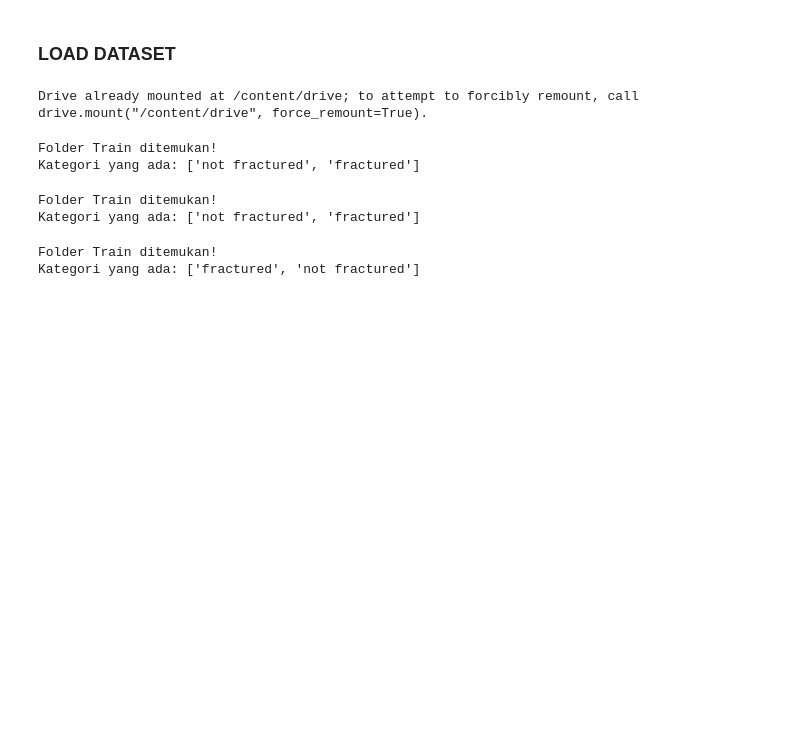
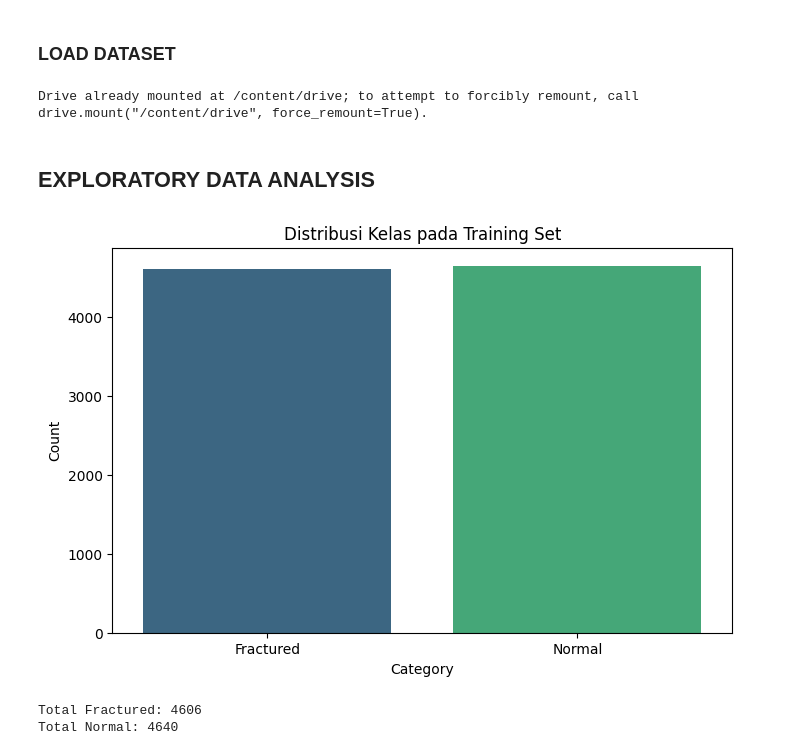
Before and after one commit to rfaoktvian/Dicoding_FinalProject, a Jupyter notebook: FractureNet_High_Sensitivity_X_Ray_Image_Classification_for_Orthopedic_Diagnostics.ipynb, the cells around one changed output. Cells and saved outputs as stored; diff of their text form; code cells hidden in the pictures; blank space fills up the shorter version.

Commit message:
feat: Exploratory Data Analysis

```diff
--- a/FractureNet_High_Sensitivity_X_Ray_Image_Classification_for_Orthopedic_Diagnostics.ipynb
+++ b/FractureNet_High_Sensitivity_X_Ray_Image_Classification_for_Orthopedic_Diagnostics.ipynb
@@ -38,30 +38,23 @@ VAL_PATH = os.path.join(base_dir,'val')
 TEST_PATH = os.path.join(base_dir,'test')
 # %% [output]
 Drive already mounted at /content/drive; to attempt to forcibly remount, call drive.mount("/content/drive", force_remount=True).
-# %%
-if os.path.exists(TRAIN_PATH):
-    print("Folder Train ditemukan!")
-    print(f"Kategori yang ada: {os.listdir(TRAIN_PATH)}")
-else:
-    print("Folder tidak ditemukan. Pastikan nama folder di Drive sudah benar.")
-# %% [output]
-Folder Train ditemukan!
-Kategori yang ada: ['not fractured', 'fractured']
-# %%
-if os.path.exists(VAL_PATH):
-    print("Folder Train ditemukan!")
-    print(f"Kategori yang ada: {os.listdir(VAL_PATH)}")
-else:
-    print("Folder tidak ditemukan. Pastikan nama folder di Drive sudah benar.")
-# %% [output]
-Folder Train ditemukan!
-Kategori yang ada: ['not fractured', 'fractured']
-# %%
-if os.path.exists(TEST_PATH):
-    print("Folder Train ditemukan!")
-    print(f"Kategori yang ada: {os.listdir(TEST_PATH)}")
-else:
-    print("Folder tidak ditemukan. Pastikan nama folder di Drive sudah benar.")
-# %% [output]
-Folder Train ditemukan!
-Kategori yang ada: ['fractured', 'not fractured']
+# %% [markdown]
+## EXPLORATORY DATA ANALYSIS
+# %%
+train_fractured = len(os.listdir(os.path.join(TRAIN_PATH, 'fractured')))
+train_normal = len(os.listdir(os.path.join(TRAIN_PATH, 'not fractured')))
+
+data = {'Category': ['Fractured', 'Normal'], 'Count': [train_fractured, train_normal]}
+df = pd.DataFrame(data)
+
+plt.figure(figsize=(8, 5))
+sns.barplot(x='Category', y='Count', hue='Category', data=df, palette='viridis',legend=False)
+plt.title('Distribusi Kelas pada Training Set')
+plt.show()
+
+print(f"Total Fractured: {train_fractured}")
+print(f"Total Normal: {train_normal}")
+# %% [output]
+[figure, added]
+Total Fractured: 4606
+Total Normal: 4640
```
Also changed, not shown: parts of 2 cells of this notebook.
